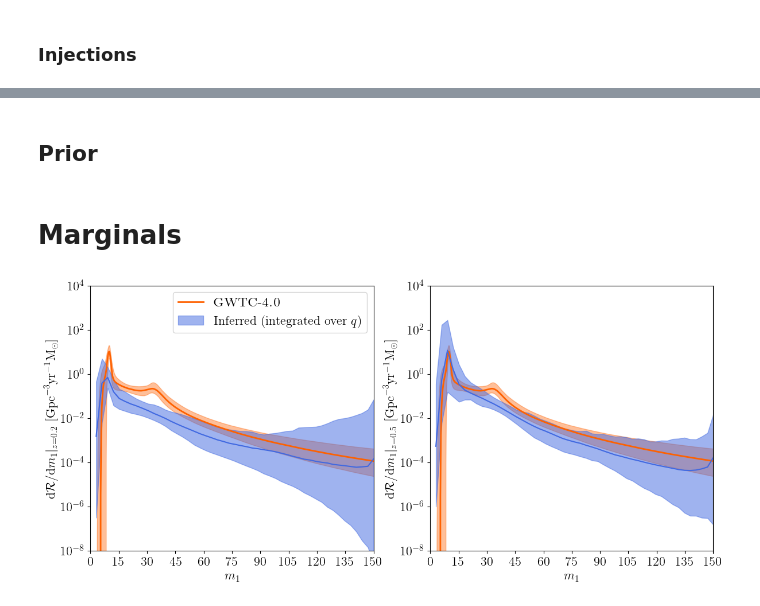
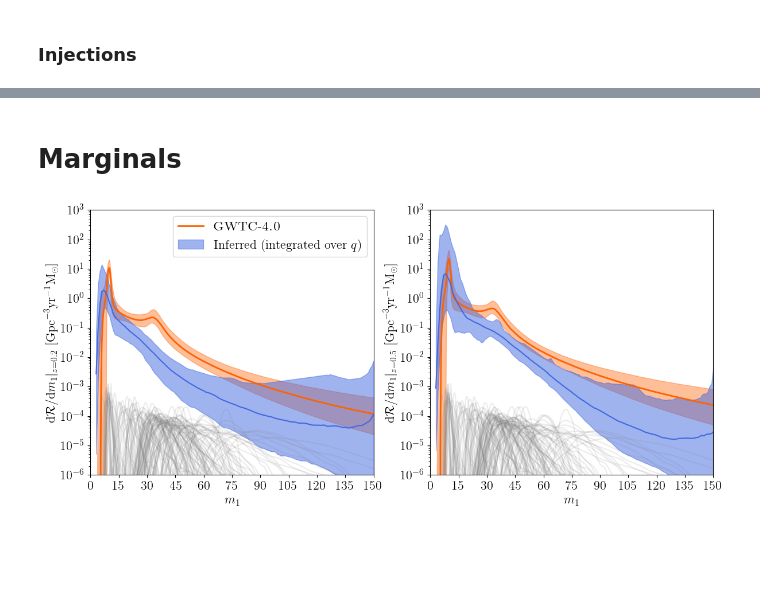
Before and after one commit to TristanBruel/Delaunay_for_GWs, a Jupyter notebook: gwtc4/mock_lvk_pop/postprocess_mock_gwtc4_z_m1_q.ipynb, the cells around one changed output, grey strips where cells are left out. Drawn from its saved outputs; the diff is of its cells as text; code cells hidden in the pictures; blank space fills up the shorter version.

```diff
--- a/gwtc4/mock_lvk_pop/postprocess_mock_gwtc4_z_m1_q.ipynb
+++ b/gwtc4/mock_lvk_pop/postprocess_mock_gwtc4_z_m1_q.ipynb
@@ -436,3 +441,10 @@ plt.close()
+# %%
+m1_grid = np.linspace(m1_min, m1_max, 148)
+z_grid = np.linspace(0.1, z_max, 71) # starts at 0.1 instead of 0 to avoid the divergence of differential comoving volume
+q_grid = np.linspace(q_min, q_max, 51)
+dm1 = m1_grid[1] - m1_grid[0]
+dq = q_grid[1] - q_grid[0]
+dz = z_grid[1] - z_grid[0]
 # %% [markdown]
 ### Injections
 # %%
@@ -473,15 +465,0 @@ to_comoving_volume = (1 + z_grid) / (
-# %%
-# selected_tris = range(0, len(all_triangulations), 40)
-selected_tris = np.random.choice(len(all_triangulations), size=1000, replace=False)
-num_triangulations = len(selected_tris)
-
-log_rate = np.zeros((num_triangulations, grid.shape[0]))
-
-for ind, tri_ind in enumerate(tqdm(selected_tris)):
-    this_delo = delaunaytor.CPUDelaunayInterpolator()
-    this_delo.triangulate(all_triangulations[tri_ind])
-    log_rate[ind] = this_delo.interpolate(grid)
-
-square_rate = log_rate.reshape(num_triangulations, z_grid.shape[0], m1_grid.shape[0], q_grid.shape[0])
-# %% [markdown]
-## Prior
@@ -514,50 +469,63 @@ square_rate = log_rate.reshape(num_triangulations, z_grid.shape[0], m1_grid.shap
 fig, axes = plt.subplots(1, 2, figsize=(14,6))
 
 z_values_toplot = [0.2,0.5]
-ymins = [1e-8, 1e-8]
-ymaxs = [1e4, 1e4]
+ymins = [1e-6, 1e-6]
+ymaxs = [1e3, 1e3]
 
 for n,zeval in enumerate(z_values_toplot):
     ax = axes[n]
-    zeval_ind = np.argmin(np.abs(z_grid-zeval))
-
-    pf.plot_90CI(ax, bptp_m1, bptp_m1_pdfs,
+    renorm = ((1+zeval)/(1+0.2))**kappas
+    pf.plot_90CI(ax, bptp_m1, bptp_m1_pdfs * renorm[:,None],
              color=color1,  fill_alpha=0.4,
              label=r'\textsc{GWTC-4.0}',
             )
 
-    dRdm1_zeval = np.sum(np.exp(square_rate[:,zeval_ind,:,:]) *to_comoving_volume[zeval_ind], axis=2) *dq
+    ## m1 posterior of all mock events ##
+    for k in range(num_events):
+        m1_event_k = observed_events[k*num_samples:(k+1)*num_samples,0]
+        kernel = gaussian_kde(m1_event_k)
+        ax.plot(bptp_m1, 1e-3*kernel(bptp_m1),
+                c='gray', alpha=0.15,
+               )
+
+    ## Compute log-rate over a grid with fixed redshift ##
+    X0, Y0, Z0 = np.meshgrid(m1_grid, np.array([zeval]), q_grid)
+    grid0 = np.c_[X0.ravel(), Y0.ravel(), Z0.ravel()]
+
+    toRate_at_zeval = (1 + zeval) / (
+        4 * np.pi * Tobs * Planck15.differential_comoving_volume(zeval).to(u.Gpc**3 / u.sr).value
+    )
+
+    log_rate = np.zeros((num_triangulations, grid0.shape[0]))
+    for ind, tri_ind in enumerate(tqdm(selected_tris)):
+        this_delo = delaunaytor.CPUDelaunayInterpolator()
+        this_delo.triangulate(all_triangulations[tri_ind])
+        log_rate[ind] = this_delo.interpolate(grid0)
+
+    log_d2N_dm1dq = log_rate.reshape(num_triangulations, m1_grid.shape[0], q_grid.shape[0])
+    dNdm1_zeval = np.sum(np.exp(log_d2N_dm1dq), axis=2) *dq
+    dRdm1_zeval = dNdm1_zeval *toRate_at_zeval
+
     low_dRdm1 = np.quantile(dRdm1_zeval, 0.05, axis=0)
     median_dRdm1 = np.quantile(dRdm1_zeval, 0.5, axis=0)
     high_dRdm1 = np.quantile(dRdm1_zeval, 0.95, axis=0)
 
     ax.plot(m1_grid, median_dRdm1, color="royalblue")
     ax.fill_between(m1_grid, low_dRdm1, high_dRdm1,
                     color="royalblue", alpha=0.5,
                     label=r'Inferred (integrated over $q$)',
                     )
-
-    # dRdm1_prior_zeval = np.sum(np.exp(square_rate_prior[:,zeval_ind,:,:])
-    #                            *to_comoving_volume[zeval_ind], axis=2) *dq
-    # low_dRdm1_prior = np.quantile(dRdm1_prior_zeval, 0.05, axis=0)
-    # median_dRdm1_prior = np.quantile(dRdm1_prior_zeval, 0.5, axis=0)
-    # high_dRdm1_prior = np.quantile(dRdm1_prior_zeval, 0.95, axis=0)
-    # ax.plot(m1_grid, median_dRdm1_prior, color="forestgreen", alpha=0.5)
-    # ax.fill_between(m1_grid, low_dRdm1_prior, high_dRdm1_prior,
-    #                 color="forestgreen", alpha=0.25,
-    #                 label='Induced prior',
-    #                 )
 
     ax.set_xlabel(r'$m_1$')
     ax.set_xlim(xmin=m1_min, xmax=m1_max)
     ax.set_xticks(np.linspace(0,m1_max,int(m1_max/15)+1))
     ax.set_ylabel(r'$\mathrm{d}\mathcal{R}/\mathrm{d}m_1 |_{z=%.1f}\ [\mathrm{Gpc}^{-3}\mathrm{yr}^{-1}\mathrm{M}_\odot]$' %zeval)
     ax.set_yscale('log')
     #ax.set_box_aspect(1)
     ax.set_ylim(ymin=ymins[n], ymax=ymaxs[n])
 
 axes[0].legend(loc='best')
 plt.show()
 plt.close()
 # %% [output]
-[figure, old version]
+[figure, new version]
```
Also changed, not shown: parts of 49 cells of this notebook, 6 other files.
